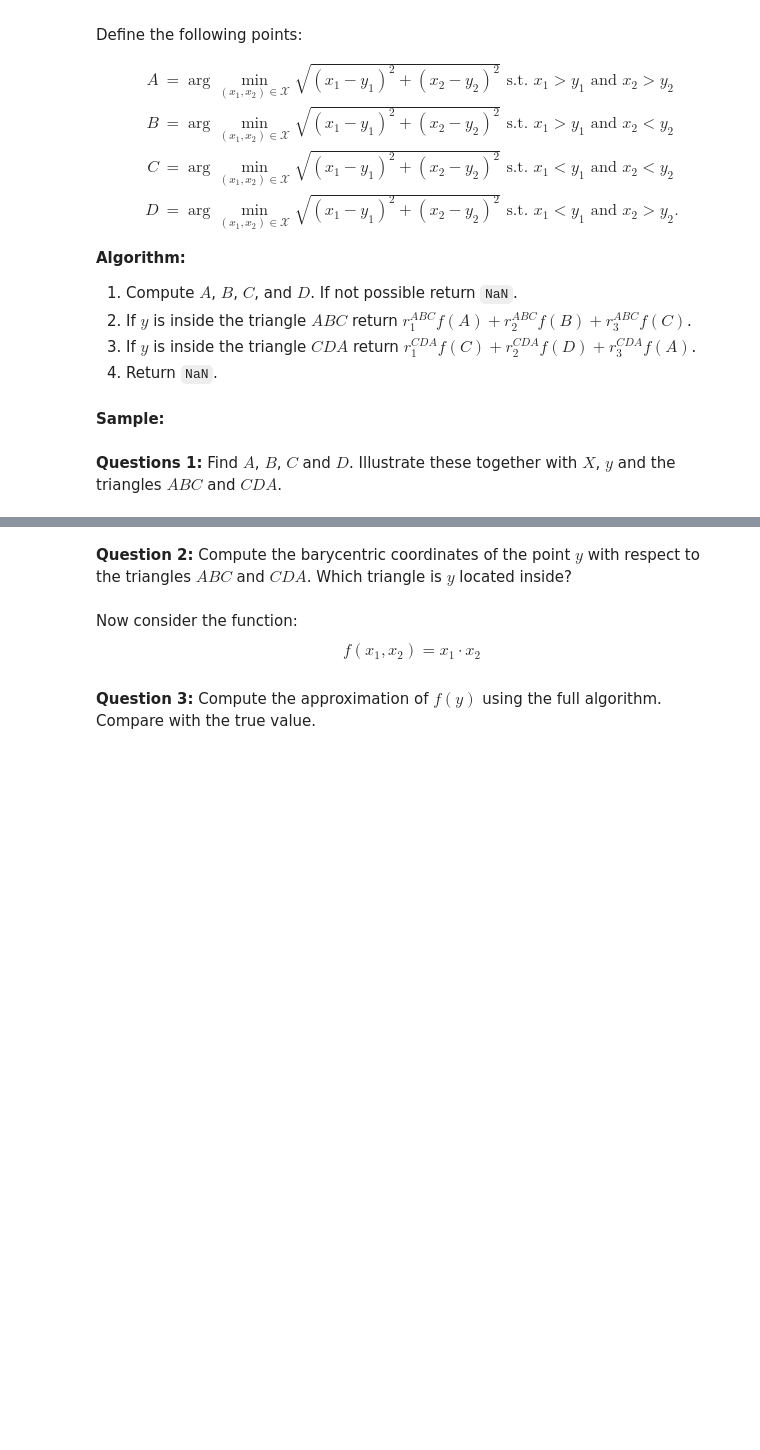
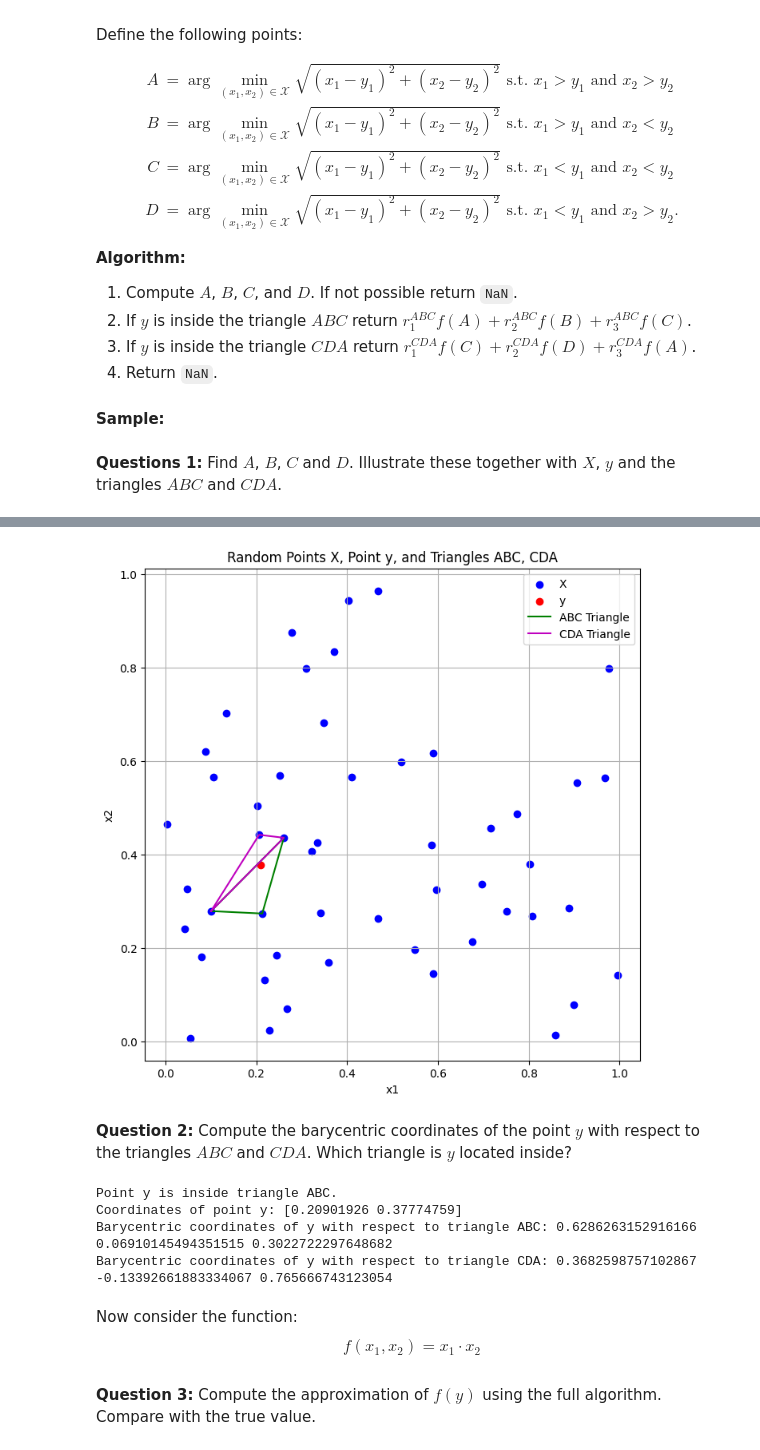
Before and after one commit to NumEconCopenhagen/projects-2024-simon-katrine, a Jupyter notebook: examproject/exam_2024.ipynb, the cells around one changed output, grey strips where cells are left out. Drawn from its saved outputs; the diff is of its cells as text; code cells hidden in the pictures; blank space fills up the shorter version.

```diff
--- a/examproject/exam_2024.ipynb
+++ b/examproject/exam_2024.ipynb
@@ -538,28 +431,22 @@ else:
 # %%
+# Find closest points A, B, C, D using the method from ExamClass
+A, B, C, D = model.find_closest_points(X)
+
+# Plot triangles ABC and CDA along with points X and y
 plt.figure(figsize=(8, 8))
+plt.scatter(X[:, 0], X[:, 1], color='b', label='X')
+plt.scatter(y[0], y[1], color='r', label='y')
 
-# Plotting the points X and y
-plt.scatter(X[:, 0], X[:, 1], c='blue', label='X')  # Plotting the points X
-plt.scatter(y[0], y[1], c='red', label='y', marker='x', s=100)  # Plotting the point y
+plt.plot([A[0], B[0], C[0], A[0]], [A[1], B[1], C[1], A[1]], 'g-', label='ABC Triangle')
+plt.plot([C[0], D[0], A[0], C[0]], [C[1], D[1], A[1], C[1]], 'm-', label='CDA Triangle')
 
-# Plotting triangle ABC
-triangle_ABC = np.array([A, B, C, A])
-plt.plot(triangle_ABC[:, 0], triangle_ABC[:, 1], c='green', label='ABC')
-plt.text((A[0] + B[0] + C[0]) / 3, (A[1] + B[1] + C[1]) / 3, 'ABC', fontsize=12, ha='center', va='center')
-
-# Plotting triangle CDA
-triangle_CDA = np.array([C, D, A, C])
-plt.plot(triangle_CDA[:, 0], triangle_CDA[:, 1], c='orange', label='CDA')
-plt.text((C[0] + D[0] + A[0]) / 3, (C[1] + D[1] + A[1]) / 3, 'CDA', fontsize=12, ha='center', va='center')
-
-plt.xlim(0, 1)
-plt.ylim(0, 1)
 plt.xlabel('x1')
 plt.ylabel('x2')
-plt.title('Triangles ABC and CDA')
+plt.title('Random Points X, Point y, and Triangles ABC, CDA')
 plt.legend()
 plt.grid(True)
-
 plt.show()
+# %% [output]
+[figure, added]
 # %% [markdown]
 **Question 2:** Compute the barycentric coordinates of the point $y$ with respect to the triangles $ABC$ and $CDA$. Which triangle is $y$ located inside?
@@ -573,3 +453,37 @@ print("Coordinates of y:", y)
+# %%
+# Compute barycentric coordinates for triangle ABC
+denom_ABC = (B[1] - C[1]) * (A[0] - C[0]) + (C[0] - B[0]) * (A[1] - C[1])
+r1_ABC = ((B[1] - C[1]) * (y[0] - C[0]) + (C[0] - B[0]) * (y[1] - C[1])) / denom_ABC
+r2_ABC = ((C[1] - A[1]) * (y[0] - C[0]) + (A[0] - C[0]) * (y[1] - C[1])) / denom_ABC
+r3_ABC = 1 - r1_ABC - r2_ABC
+
+# Compute barycentric coordinates for triangle CDA
+denom_CDA = (D[1] - A[1]) * (C[0] - A[0]) + (A[0] - D[0]) * (C[1] - A[1])
+r1_CDA = ((D[1] - A[1]) * (y[0] - A[0]) + (A[0] - D[0]) * (y[1] - A[1])) / denom_CDA
+r2_CDA = ((A[1] - C[1]) * (y[0] - A[0]) + (C[0] - A[0]) * (y[1] - A[1])) / denom_CDA
+r3_CDA = 1 - r1_CDA - r2_CDA
+
+# Optional: Determine if y is inside ABC or CDA
+if 0 <= r1_ABC <= 1 and 0 <= r2_ABC <= 1 and 0 <= r3_ABC <= 1 and np.isclose(r1_ABC + r2_ABC + r3_ABC, 1):
+    print("Point y is inside triangle ABC.")
+elif 0 <= r1_CDA <= 1 and 0 <= r2_CDA <= 1 and 0 <= r3_CDA <= 1 and np.isclose(r1_CDA + r2_CDA + r3_CDA, 1):
+    print("Point y is inside triangle CDA.")
+else:
+    print("Point y is not inside triangle ABC or CDA.")
+
+# Print y's coordinates
+print("Coordinates of point y:", y)
+
+# Print barycentric coordinates for triangle ABC
+print("Barycentric coordinates of y with respect to triangle ABC:", r1_ABC, r2_ABC, r3_ABC)
+
+# Print barycentric coordinates for triangle CDA
+print("Barycentric coordinates of y with respect to triangle CDA:", r1_CDA, r2_CDA, r3_CDA)
+# %% [output]
+Point y is inside triangle ABC.
+Coordinates of point y: [0.20901926 0.37774759]
+Barycentric coordinates of y with respect to triangle ABC: 0.6286263152916166 0.06910145494351515 0.3022722297648682
+Barycentric coordinates of y with respect to triangle CDA: 0.3682598757102867 -0.13392661883334067 0.765666743123054
 # %% [markdown]
 Now consider the function:
 $$
```
Also changed, not shown: parts of 2 cells of this notebook, 1 other file.
